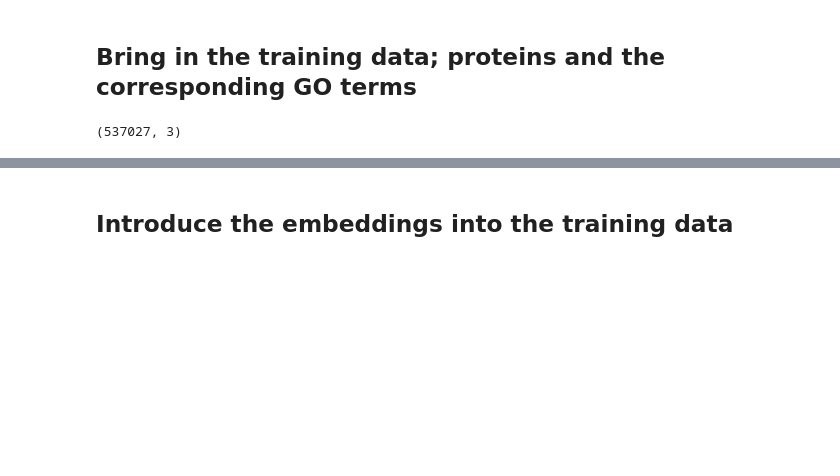
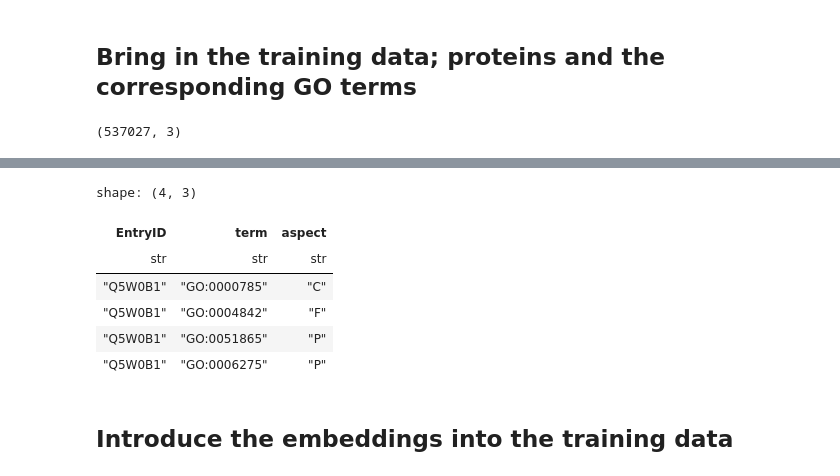
Before and after one commit to sumaniitm/cafa-6-protein-function-prediction-kaggle, a Jupyter notebook: cafa-suman-ontology-based-features.ipynb, the cells around one changed output, grey strips where cells are left out. Saved outputs shown, nothing was run; the diff lists cells and outputs as text; code cells hidden in the pictures; blank space fills up the shorter version.

```diff
--- a/cafa-suman-ontology-based-features.ipynb
+++ b/cafa-suman-ontology-based-features.ipynb
@@ -273,3 +267,13 @@ train_terms_df.shape
+# %%
+train_terms_df.head(4)
+# %% [output]
+shape: (4, 3)
+| EntryID | term | aspect |
+| str | str | str |
+| "Q5W0B1" | "GO:0000785" | "C" |
+| "Q5W0B1" | "GO:0004842" | "F" |
+| "Q5W0B1" | "GO:0051865" | "P" |
+| "Q5W0B1" | "GO:0006275" | "P" |
 # %% [markdown]
 ## Introduce the embeddings into the training data
 # %%
```
Also changed, not shown: parts of 56 cells of this notebook.
